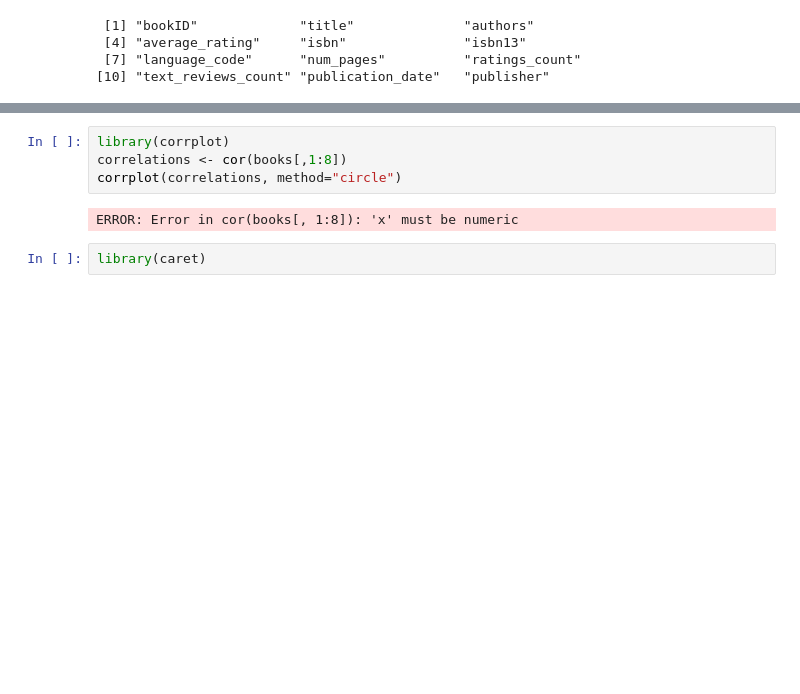
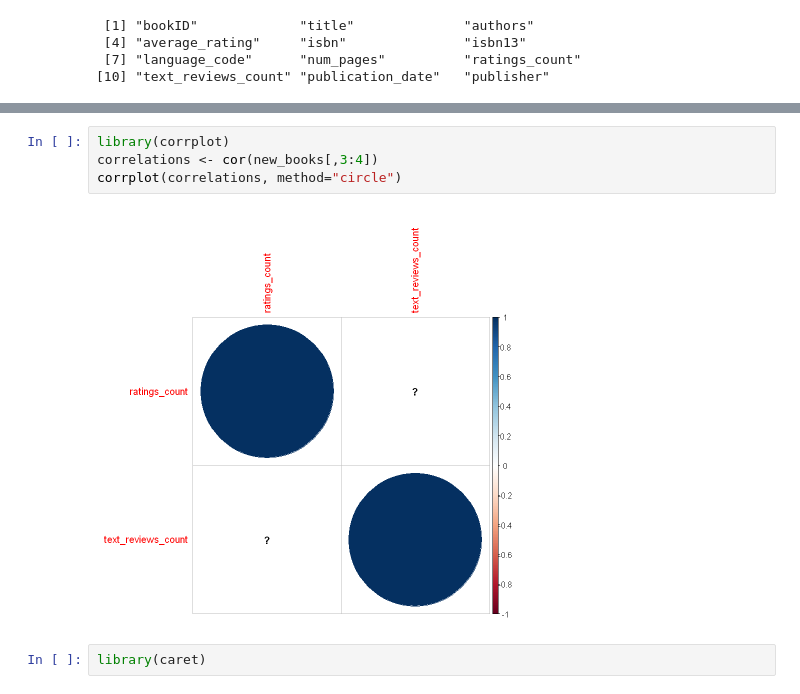
Before and after one commit to andrewkariuki/logistic-regression, a Jupyter notebook: LogisticRegressionInR.ipynb, the cells around one changed output, grey strips where cells are left out. Drawn from its saved outputs; the diff is of its cells as text; blank space fills up the shorter version.

```diff
--- a/LogisticRegressionInR.ipynb
+++ b/LogisticRegressionInR.ipynb
@@ -78,9 +89,9 @@ missmap(books, col=c("blue", "red"), legend=FALSE)
 # %%
 library(corrplot)
-correlations <- cor(books[,1:8])
+correlations <- cor(new_books[,3:4])
 corrplot(correlations, method="circle")
 # %% [output]
-ERROR: Error in cor(books[, 1:8]): 'x' must be numeric
+[figure, added]
 # %%
 library(caret)
 # %%
```
Also changed, not shown: parts of 12 cells of this notebook, 1 other file.
